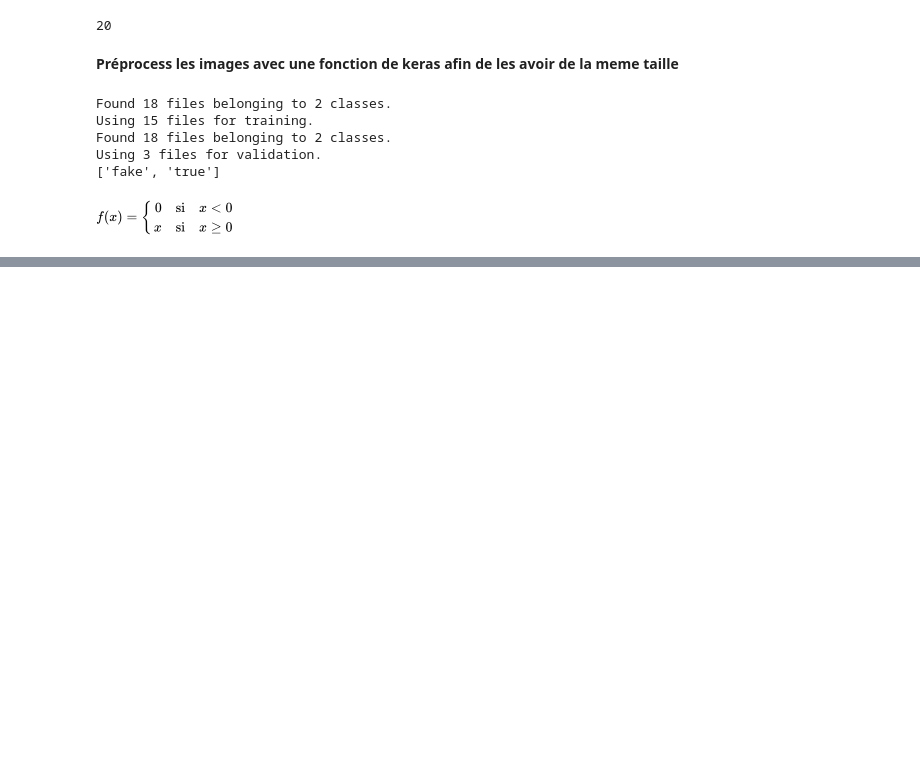
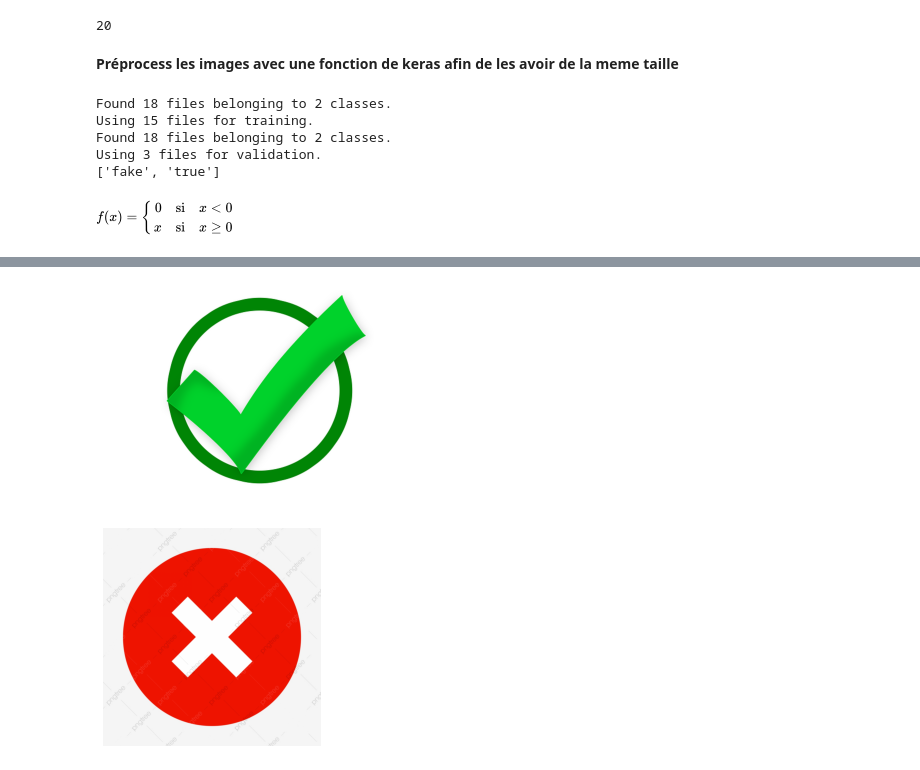
Before and after one commit to massinoLight/HandwrittenSignatureForgeryDetectionUsingCNN, a Jupyter notebook: Handwritten_Signature_Forgery_Detection_Using_CNN.ipynb, the cells around one changed output, grey strips where cells are left out. Drawn from its saved outputs; the diff is of its cells as text; code cells hidden in the pictures; blank space fills up the shorter version.

```diff
--- a/Handwritten_Signature_Forgery_Detection_Using_CNN.ipynb
+++ b/Handwritten_Signature_Forgery_Detection_Using_CNN.ipynb
@@ -115,0 +161,21 @@ model.fit(
+# %%
+url_valide = r'http://7agestion.fr/wp-content/uploads/2017/03/ok-2282499_640.png'
+resp = requests.get(url_valide, stream=True).raw
+image_array_valide = np.asarray(bytearray(resp.read()), dtype="uint8")
+
+image_valide = cv2.imdecode(image_array_valide, cv2.IMREAD_COLOR)
+plt.axis('off')
+plt.imshow(cv2.cvtColor(image_valide, cv2.COLOR_BGR2RGB)) #opencv if BGR color, matplotlib usr RGB so we need to switch otherwise the pikachu will be blue ... O:)
+plt.show()
+
+url_fake = r'https://png.pngtree.com/png-clipart/20190924/original/pngtree-false-free-png-png-image_4863857.jpg'
+resp = requests.get(url_fake, stream=True).raw
+image_array_fake = np.asarray(bytearray(resp.read()), dtype="uint8")
+
+image_fake = cv2.imdecode(image_array_fake, cv2.IMREAD_COLOR)
+plt.axis('off')
+plt.imshow(cv2.cvtColor(image_fake, cv2.COLOR_BGR2RGB))
+plt.show()
+# %% [output]
+[figure, added]
+[figure, added]
```
Also changed, not shown: parts of 4 cells of this notebook.
